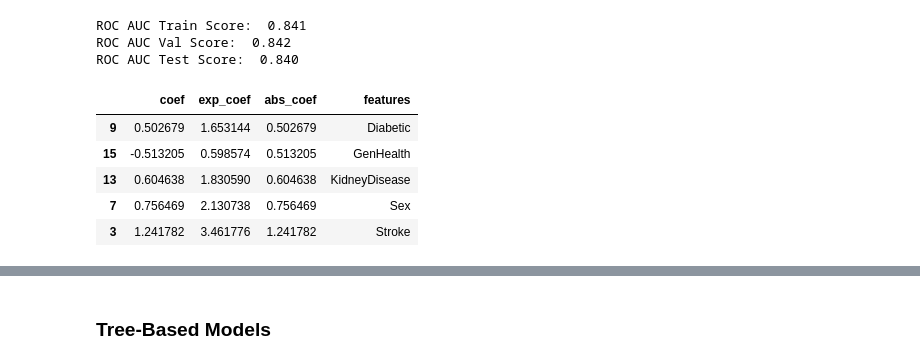
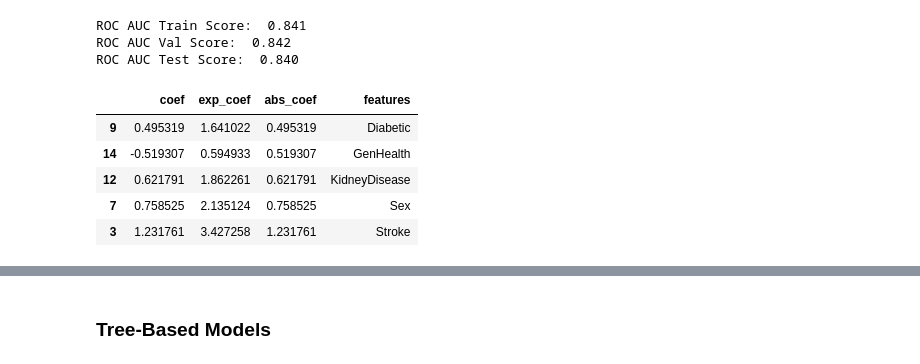
Before and after one commit to julialintern/intro_to_machine_learning, a Jupyter notebook: 03_Classification_heart.ipynb, the cells around one changed output, grey strips where cells are left out. Cells and saved outputs as stored; diff of their text form; code cells hidden in the pictures.

```diff
--- a/03_Classification_heart.ipynb
+++ b/03_Classification_heart.ipynb
@@ -344,0 +380,4 @@ Name: GenHealth, dtype: int64
+# %%
+race_cats=df[['Race']].replace('Other','AAother')
+race_cats=pd.get_dummies(race_cats,drop_first=True)
+race_cats.head()
@@ -344,0 +391,10 @@ Name: GenHealth, dtype: int64
+# %%
+
+df_comb=df_comb.join(race_cats)
+X=df_comb.drop(columns=['HeartDisease'],axis=1)
+y=df_comb.HeartDisease
+
+# note, that the test set is still 'the same' as before, because the random seed is the same,
+X_train, X_test, y_train, y_test = train_test_split(X, y, test_size = 0.2, random_state = 123)
+# Partition remaining data into train/validation for 60, 20, 20 divide
+X_train, X_val, y_train, y_val = train_test_split(X_train, y_train, test_size = 0.25, random_state = 123)
@@ -385,8 +460,8 @@ df_comb['sleep_cats']=df_comb.SleepTime.apply(sleep_map)
 sleep_dummies=pd.get_dummies(df_comb['sleep_cats'],drop_first=True)
 df_comb=df_comb.join(sleep_dummies)
 # %%
-
-X_train, X_test, y_train, y_test = train_test_split(X, y, test_size = 0.2, random_state = 123)
+X_sleep_test=df_comb.drop(columns=['HeartDisease','SleepTime','sleep_cats'],axis=1)
+X_train, X_test, y_train, y_test = train_test_split(X_sleep_test, y, test_size = 0.2, random_state = 123)
 # Partition remaining data into train/validation for 60, 20, 20 divide
 X_train, X_val, y_train, y_val = train_test_split(X_train, y_train, test_size = 0.25, random_state = 123)
 
@@ -500,6 +557,12 @@ Please also refer to the documentation for alternative solver options:
 # %% [markdown]
 ### Final Interpretative Model & Feature Interpreation
 # %%
+# rerun the final interpretative ..
+
+X_train, X_test, y_train, y_test = train_test_split(X_sleep_test, y, test_size = 0.2, random_state = 123)
+# Partition remaining data into train/validation for 60, 20, 20 divide
+X_train, X_val, y_train, y_val = train_test_split(X_train, y_train, test_size = 0.25, random_state = 123)
+
 clf=LogisticRegression(max_iter=1000,class_weight='balanced').fit(X_train,y_train)
 probas_train=clf.predict_proba(X_train)[:,1]
 print('ROC AUC Train Score: {:6.3f}'.format(roc_auc_score(y_train,probas_train)))
@@ -515,14 +578,14 @@ ROC AUC Val Score:  0.842
 ROC AUC Test Score:  0.840
 # %%
 pd.DataFrame({'coef':clf.coef_[0],'exp_coef':np.exp(clf.coef_[0]),'abs_coef':np.abs(clf.coef_[0]),
-                                                    'features':X.columns}).sort_values(by='abs_coef').tail()
+                                                    'features':X_train.columns}).sort_values(by='abs_coef').tail()
 # %% [output]
 |  | coef | exp_coef | abs_coef | features |
-| 9 | 0.502679 | 1.653144 | 0.502679 | Diabetic |
-| 15 | -0.513205 | 0.598574 | 0.513205 | GenHealth |
-| 13 | 0.604638 | 1.830590 | 0.604638 | KidneyDisease |
-| 7 | 0.756469 | 2.130738 | 0.756469 | Sex |
-| 3 | 1.241782 | 3.461776 | 1.241782 | Stroke |
+| 9 | 0.495319 | 1.641022 | 0.495319 | Diabetic |
+| 14 | -0.519307 | 0.594933 | 0.519307 | GenHealth |
+| 12 | 0.621791 | 1.862261 | 0.621791 | KidneyDisease |
+| 7 | 0.758525 | 2.135124 | 0.758525 | Sex |
+| 3 | 1.231761 | 3.427258 | 1.231761 | Stroke |
 # %% [markdown]
 Interpretation of the Top Features :
 
```
Also changed, not shown: parts of 102 cells of this notebook, 1 other file.
